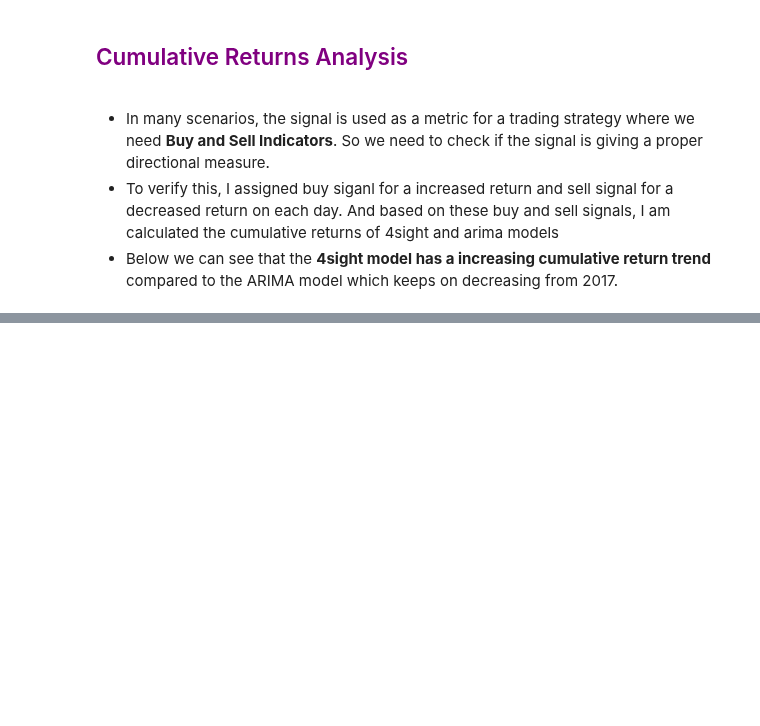
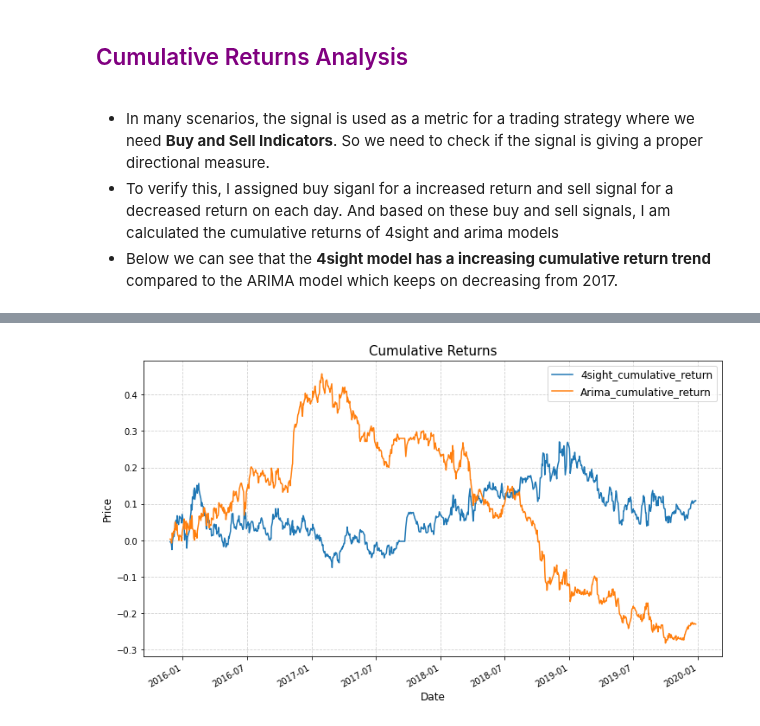
Before and after one commit to Shreyav29/Measuring_Data_Quality_and_Prediction_Accuracy, a Jupyter notebook: Millinium_Final_Submission.ipynb, the cells around one changed output, grey strips where cells are left out. Drawn from its saved outputs; the diff is of its cells as text; code cells hidden in the pictures; blank space fills up the shorter version.

```diff
--- a/Millinium_Final_Submission.ipynb
+++ b/Millinium_Final_Submission.ipynb
@@ -558,20 +561,3 @@ Cumulative Returns Analysis </h2><br>
 - In many scenarios, the signal is used as a metric for a trading strategy where we need **Buy and Sell Indicators**. So we need to check if the signal is giving a proper directional measure.
 - To verify this, I assigned buy siganl for a increased return and sell signal for a decreased return on each day. And based on these buy and sell signals, I am calculated the cumulative returns of 4sight and arima models
 - Below we can see that the **4sight model has a increasing cumulative return trend** compared to the ARIMA model which keeps on decreasing from 2017.
-# %%
-#Predicting daily BUY and SELL signals based on daily returns
-df_clean["4sight_ind"] = np.where(df_clean["4sight_returns"] > 0, "BUY", "SELL")
-df_clean["Arima_ind"] = np.where(df_clean["arima_returns"] > 0, "BUY", "SELL")
-df_clean["Actual_ind"] = np.where(df_clean["actual_returns"] > 0, "BUY", "SELL")
-
-#Implementing the BUY and SELL strategy
-df_clean["cum_4sight"] = df_clean["actual_returns"] * np.where(df_clean["4sight_ind"] == "BUY", 1 , -1)
-df_clean["cum_arima"] = df_clean["actual_returns"] * np.where(df_clean["Arima_ind"] == "BUY", 1 , -1)
-df_clean["cum_actual"] = df_clean["actual_returns"] * np.where(df_clean["Actual_ind"] == "BUY", 1 , -1)
-
-#Calculating cumulative returns over time.
-df_clean['4sight_cumulative_return'] = (1 + df_clean["cum_4sight"]).cumprod() - 1
-df_clean['Arima_cumulative_return'] = (1 + df_clean["cum_arima"]).cumprod() - 1
-df_clean['Actual_cumulative_return'] = (1 + df_clean["cum_actual"]).cumprod() - 1
-plot_graph(df_clean,["4sight_cumulative_return", "Arima_cumulative_return"],
-           "Cumulative Returns", loc = "upper right")
@@ -650,8 +563,0 @@ def trading_history(stock, net, std=2):
-# %%
-df_clean = df_clean.drop(columns = "Close")
-df_clean = df_clean.rename(columns={'Adj Close': 'Close'})
-
-df_clean["pred_returns_arima"] = df_clean.Arima_signal.pct_change()
-df_clean["pred_returns_model"] = df_clean.Signal.pct_change()
-df_clean['trade_signal_arima'] = np.where(df_clean['pred_returns_arima']>0 , 1, 0)
-df_clean['trade_signal_model'] = np.where(df_clean['pred_returns_model']>0 , 1, 0)
@@ -686,0 +564,9 @@ df_clean
+# %%
+#Calculating cumulative returns over time
+df_clean = cum_returns(df_clean,"4sight_returns","4sight_ind", "cum_4sight","4sight_cumulative_return" )
+df_clean = cum_returns(df_clean,"arima_returns","Arima_ind", "cum_arima","Arima_cumulative_return" )
+df_clean = cum_returns(df_clean,"actual_returns","Actual_ind", "cum_actual","actual_cumulative_return" )
+plot_graph(df_clean,["4sight_cumulative_return", "Arima_cumulative_return"],
+           "Cumulative Returns", loc = "upper right")
+# %% [output]
+[figure, added]
```
Also changed, not shown: parts of 39 cells of this notebook.
